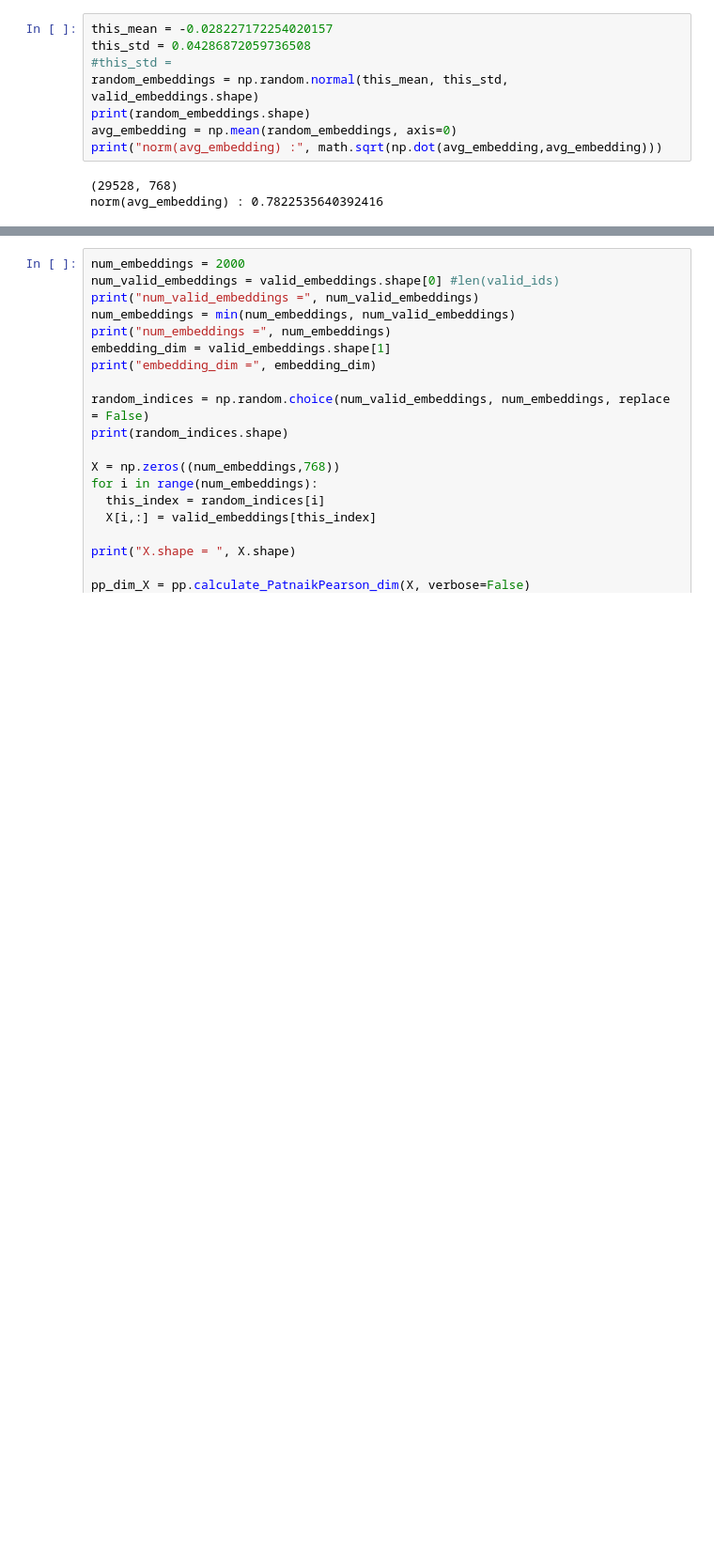
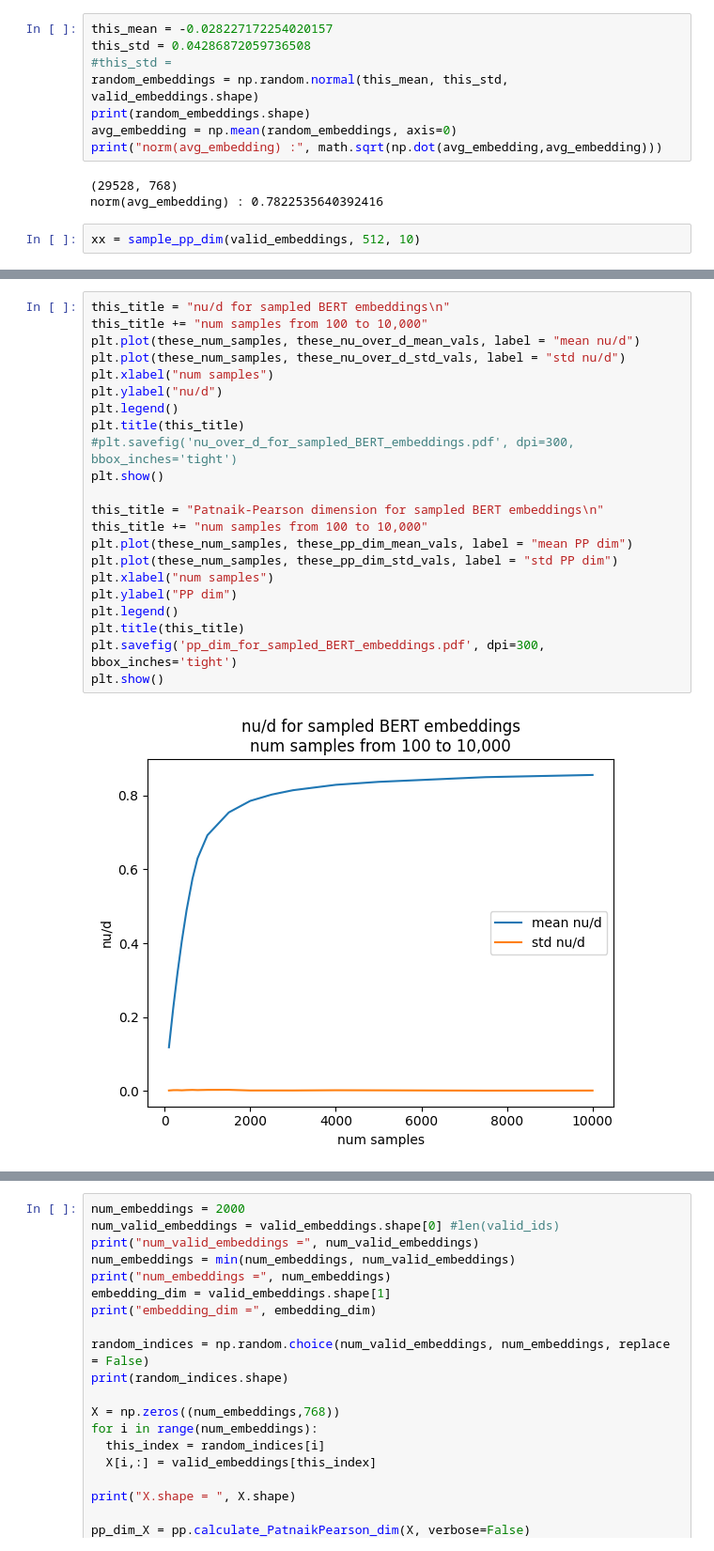
Before and after one commit to tdhadfield/PatnaikPearson, a Jupyter notebook: PatnaikPearson_BERT.ipynb, the cells around one changed output, grey strips where cells are left out. Shown at 94% size. Saved outputs shown, nothing was run; the diff lists cells and outputs as text; blank space fills up the shorter version.

```diff
--- a/PatnaikPearson_BERT.ipynb
+++ b/PatnaikPearson_BERT.ipynb
@@ -200,3 +282,5 @@ print("norm(avg_embedding) :", math.sqrt(np.dot(avg_embedding,avg_embedding)))
 # %% [output]
 (29528, 768)
 norm(avg_embedding) : 0.7822535640392416
+# %%
+xx = sample_pp_dim(valid_embeddings, 512, 10)
@@ -202,0 +355,24 @@ norm(avg_embedding) : 0.7822535640392416
+# %%
+this_title = "nu/d for sampled BERT embeddings\n"
+this_title += "num samples from 100 to 10,000"
+plt.plot(these_num_samples, these_nu_over_d_mean_vals, label = "mean nu/d")
+plt.plot(these_num_samples, these_nu_over_d_std_vals, label = "std nu/d")
+plt.xlabel("num samples")
+plt.ylabel("nu/d")
+plt.legend()
+plt.title(this_title)
+#plt.savefig('nu_over_d_for_sampled_BERT_embeddings.pdf', dpi=300, bbox_inches='tight')
+plt.show()
+
+this_title = "Patnaik-Pearson dimension for sampled BERT embeddings\n"
+this_title += "num samples from 100 to 10,000"
+plt.plot(these_num_samples, these_pp_dim_mean_vals, label = "mean PP dim")
+plt.plot(these_num_samples, these_pp_dim_std_vals, label = "std PP dim")
+plt.xlabel("num samples")
+plt.ylabel("PP dim")
+plt.legend()
+plt.title(this_title)
+plt.savefig('pp_dim_for_sampled_BERT_embeddings.pdf', dpi=300, bbox_inches='tight')
+plt.show()
+# %% [output]
+[figure, added]
```
Also changed, not shown: parts of 7 cells of this notebook.
